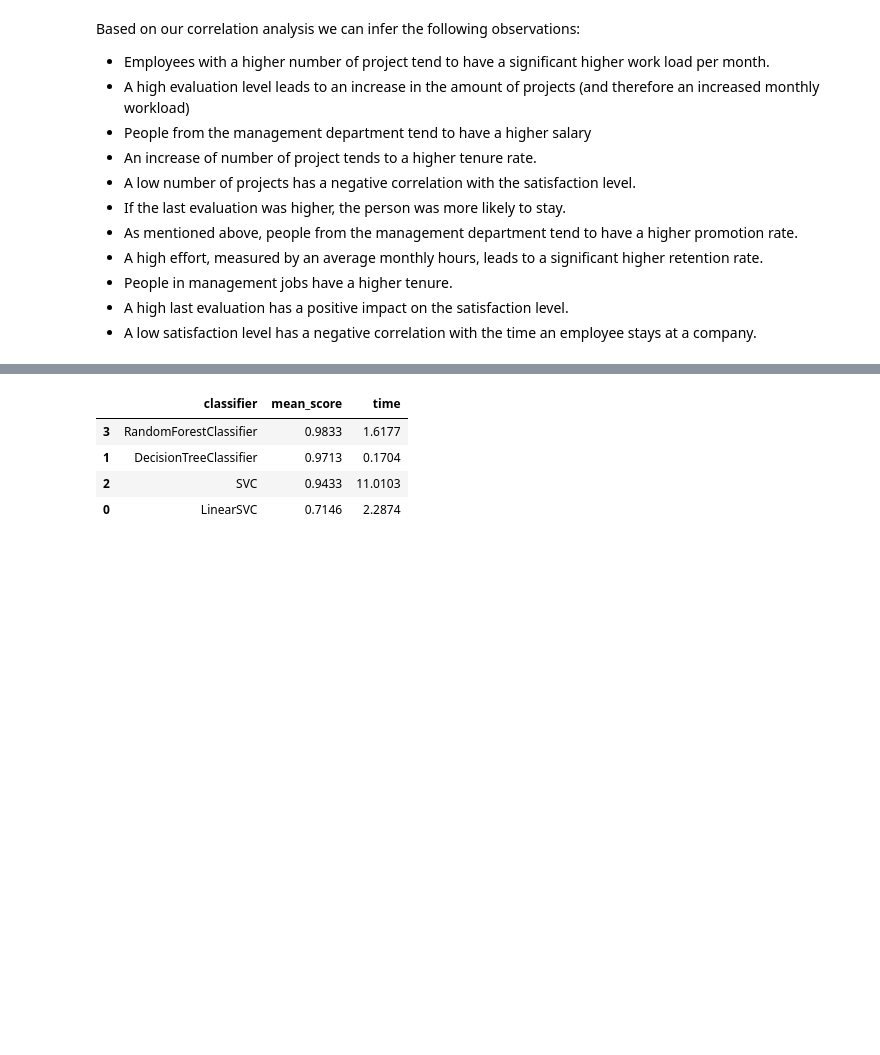
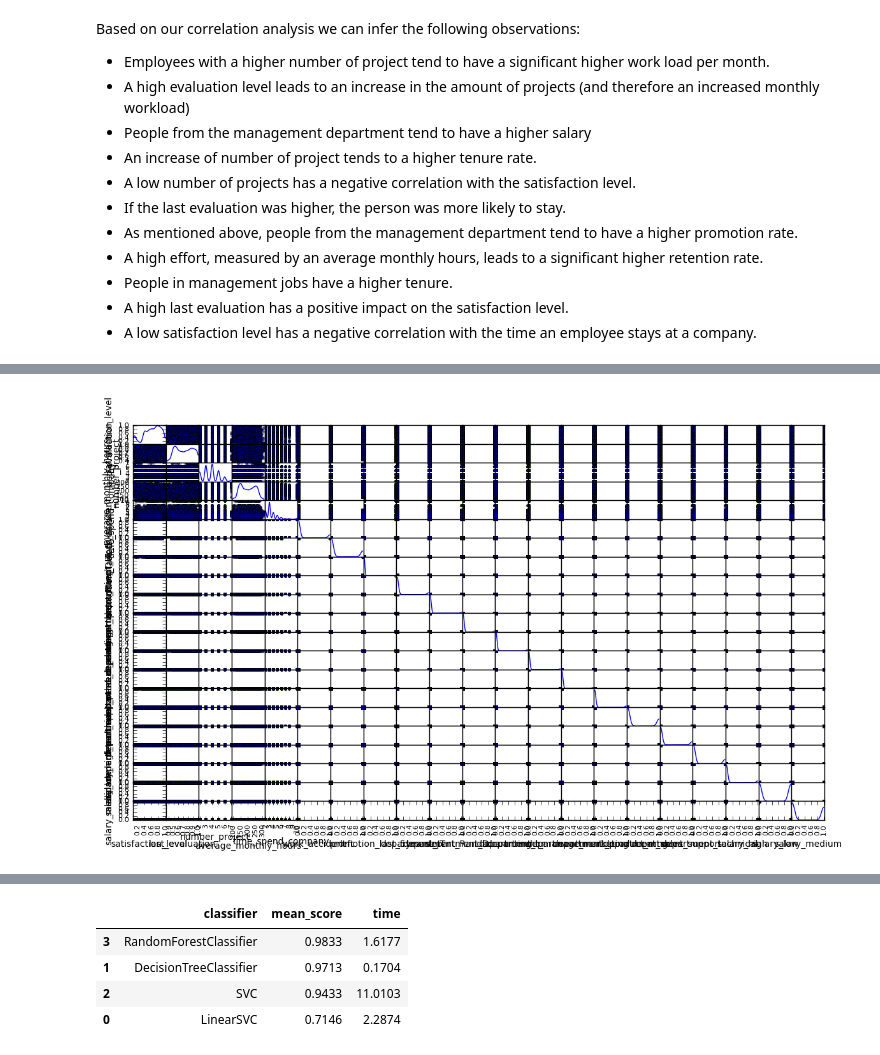
Before and after one commit to andirs/hr_predict, a Jupyter notebook: Human Resource Prediction.ipynb, the cells around one changed output, grey strips where cells are left out. Cells and saved outputs as stored; diff of their text form; code cells hidden in the pictures; blank space fills up the shorter version.

Commit message:
started clustering first preds

```diff
--- a/Human Resource Prediction.ipynb
+++ b/Human Resource Prediction.ipynb
@@ -385,0 +394,5 @@ Based on our correlation analysis we can infer the following observations:
+# %%
+# Next we'll implement unsupervised learning to cluster employees into categories and see where this will lead us
+pd.scatter_matrix(hr_data_corr[], alpha = 0.3, figsize = (14,8), diagonal = 'kde');
+# %% [output]
+[figure, added]
```
Also changed, not shown: parts of 10 cells of this notebook.
